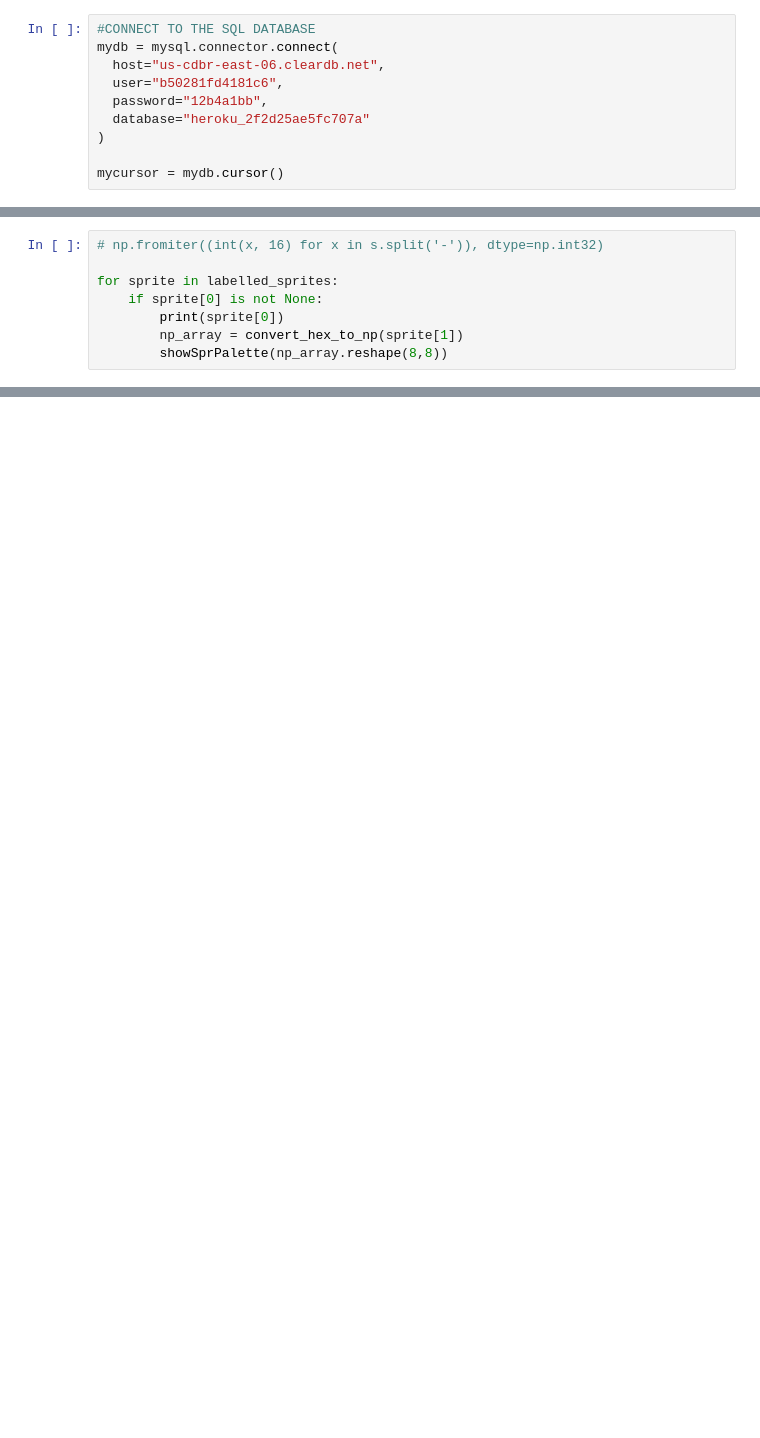
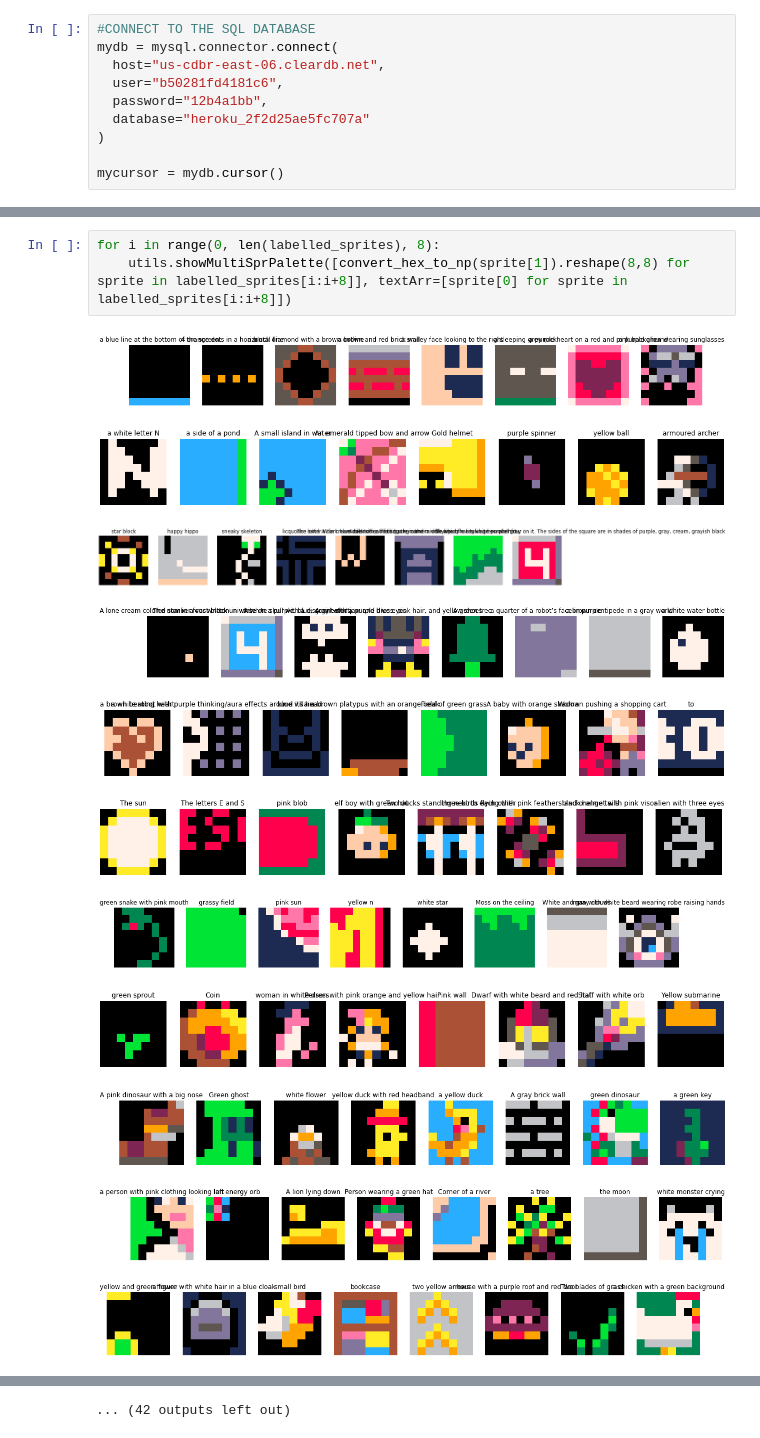
Before and after one commit to MasterMilkX/BMO_chatbot_prototype, a Jupyter notebook: Experimental_Notebooks/labelled_sprite_render.ipynb, the cells around one changed output, grey strips where cells are left out. Saved outputs shown, nothing was run; the diff lists cells and outputs as text; blank space fills up the shorter version.

Commit message:
update to multisprite

```diff
--- a/Experimental_Notebooks/labelled_sprite_render.ipynb
+++ b/Experimental_Notebooks/labelled_sprite_render.ipynb
@@ -42,8 +64,0 @@ def showSprPalette(spr,palette=PICO_PALETTE):
-# %%
-# np.fromiter((int(x, 16) for x in s.split('-')), dtype=np.int32)
-
-for sprite in labelled_sprites:
-    if sprite[0] is not None:
-        print(sprite[0])
-        np_array = convert_hex_to_np(sprite[1])
-        showSprPalette(np_array.reshape(8,8))
@@ -63,0 +65,15 @@ purple plus
+# %%
+for i in range(0, len(labelled_sprites), 8):
+    utils.showMultiSprPalette([convert_hex_to_np(sprite[1]).reshape(8,8) for sprite in labelled_sprites[i:i+8]], textArr=[sprite[0] for sprite in labelled_sprites[i:i+8]])
+# %% [output]
+[figure, added]
+[figure, added]
+[figure, added]
+[figure, added]
+[figure, added]
+[figure, added]
+[figure, added]
+[figure, added]
+[figure, added]
+[figure, added]
+[figure, added]
@@ -63,0 +81 @@ purple plus
+... (42 outputs left out)
```
Also changed, not shown: parts of 9 cells of this notebook, 1 other file.
